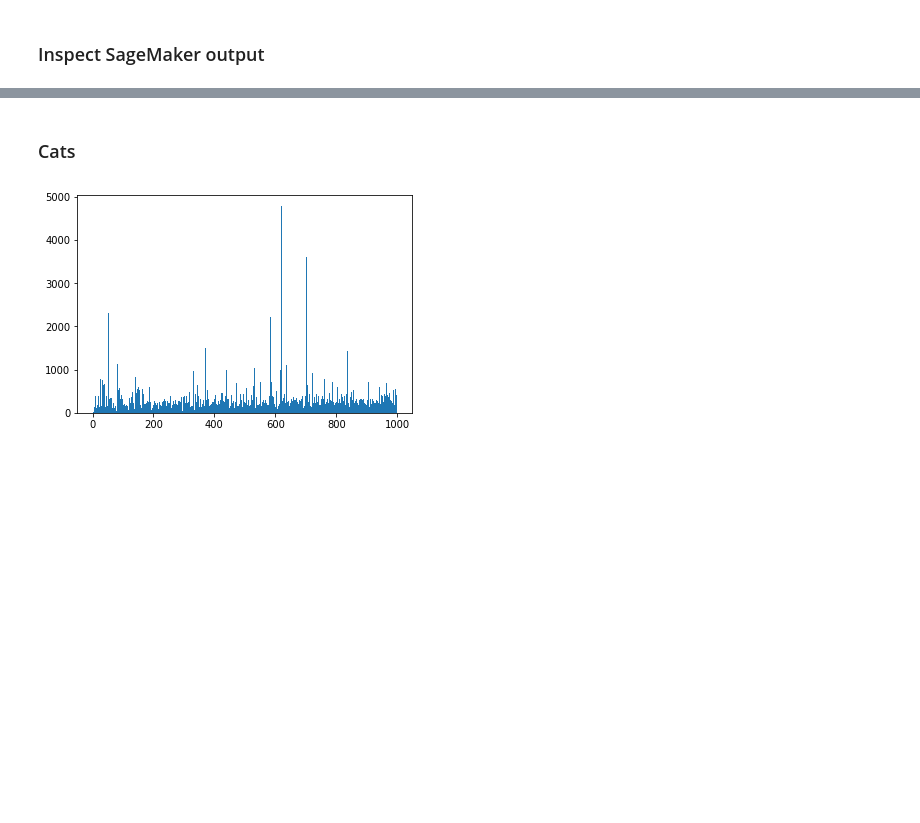
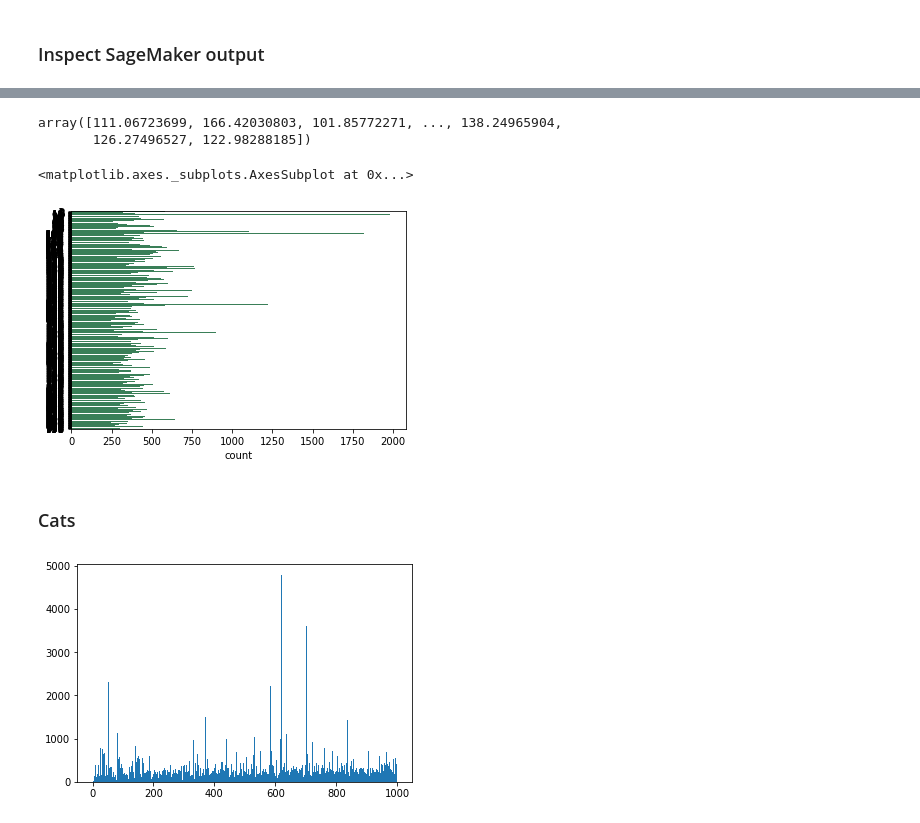
Before and after one commit to tdk3/cats-vs-dogs-e2e, a Jupyter notebook: cats-dogs-e2e.ipynb, the cells around one changed output, grey strips where cells are left out. Saved outputs shown, nothing was run; the diff lists cells and outputs as text; code cells hidden in the pictures; blank space fills up the shorter version.

Commit message:
pull training model from s3 and start preds

```diff
--- a/cats-dogs-e2e.ipynb
+++ b/cats-dogs-e2e.ipynb
@@ -255,0 +264,4 @@ Training job ended with status: Completed
+# %%
+kmeans_model = mx.ndarray.load('model_algo-1')
+# %%
+kmeans_numpy = kmeans_model[0].asnumpy()
@@ -256,3 +278,17 @@ Training job ended with status: Completed
+# %%
+x = cdist(dog_desc, kmeans_numpy, 'euclidean')
+# %%
+y = np.min(x, axis=1)
+# %% [output]
+array([111.06723699, 166.42030803, 101.85772271, ..., 138.24965904,
+       126.27496527, 122.98288185])
+# %%
+y = np.argmin(x, axis=1)
+# %%
+sns.countplot(y=y, color='seagreen')
+# %% [output]
+<matplotlib.axes._subplots.AxesSubplot at 0x...>
+[figure, added]
 # %% [markdown]
 ### Cats
 # %%
```
Also changed, not shown: parts of 16 cells of this notebook.
